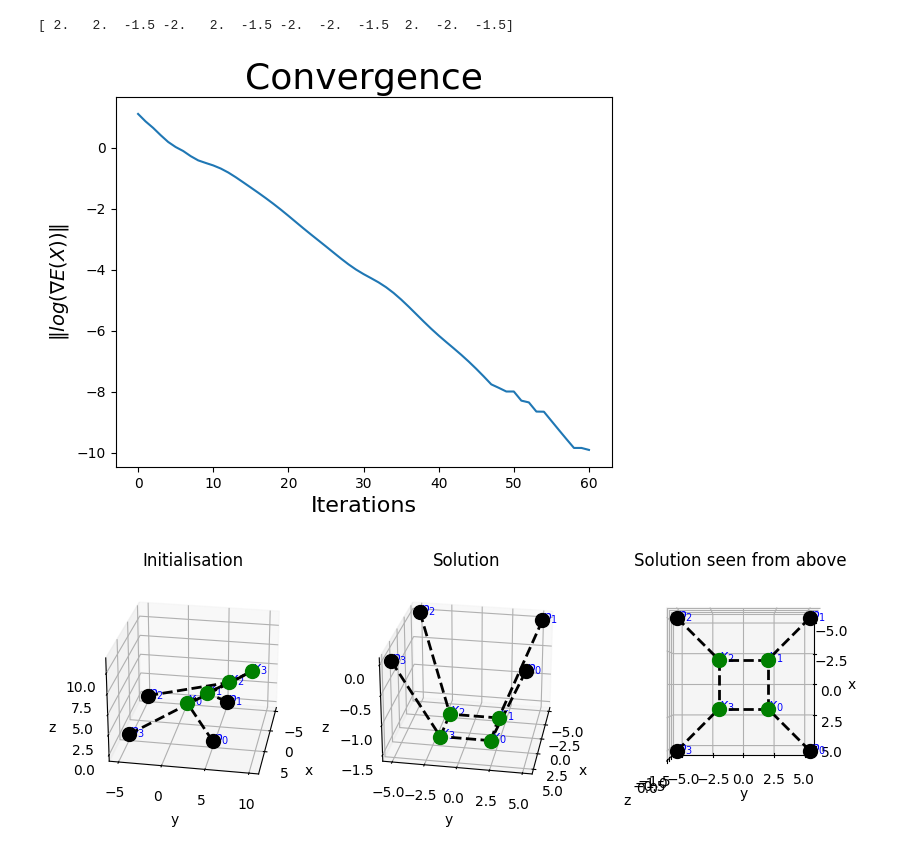
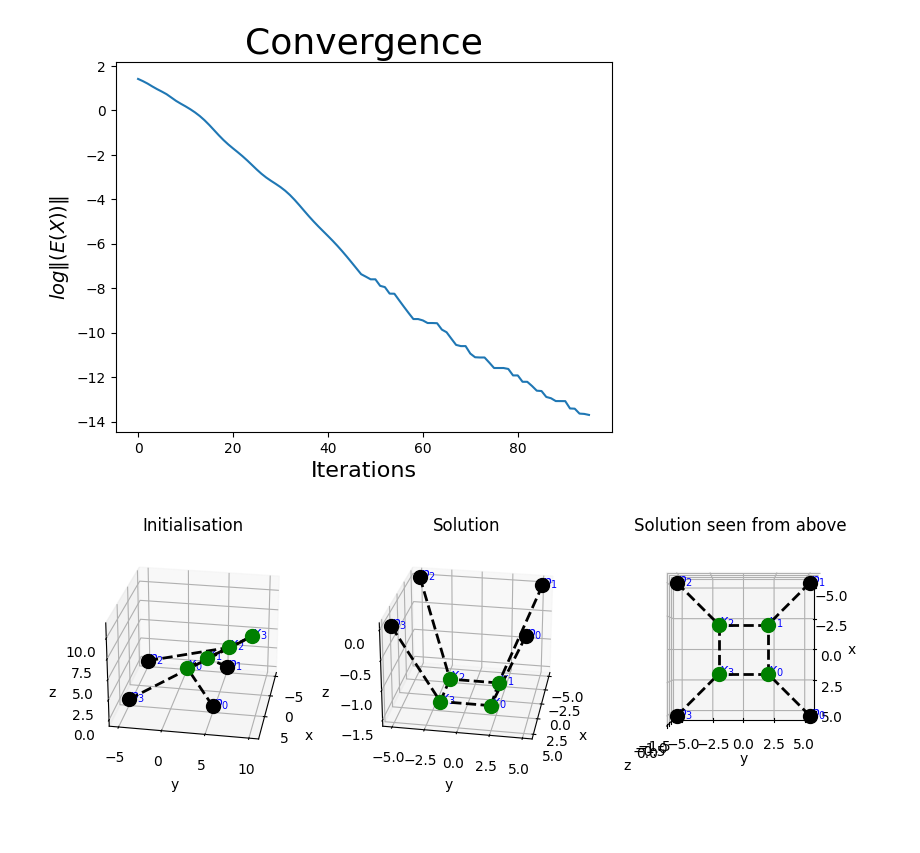
Before and after one commit to otkulseng/Opt1_Project, a Jupyter notebook: Kode/experiments.ipynb, the cells around one changed output. Cells and saved outputs as stored; diff of their text form; code cells hidden in the pictures.

```diff
--- a/Kode/experiments.ipynb
+++ b/Kode/experiments.ipynb
@@ -10,20 +6,28 @@ SAVE_TO_FILE = True
 # %%
-ts =  TEST.P25
-x0 = np.arange(3 * len(ts.free_weights))
-res, conv = bfgs(x0, ts.func, ts.grad, Niter=1000, convergence_plot=True)
-print(res)
-
 def conv_plot(y):
     plt.plot(np.log10(y))
     plt.title("Convergence",fontsize=26)
     plt.xlabel("Iterations",fontsize=16)
-    plt.ylabel(r"$ \Vert log (\nabla E(X)) \Vert $",fontsize=14)
-
-conv_plot(conv)
-
-if SAVE_TO_FILE:
-    plt.savefig("../Bilder/P25conv.pdf", bbox_inches='tight',pad_inches = 0) # Used in report.
+    plt.ylabel(r"$log \Vert E(X) \Vert $",fontsize=14)
-# %% [output]
-[ 2.   2.  -1.5 -2.   2.  -1.5 -2.  -2.  -1.5  2.  -2.  -1.5]
-[figure, removed]
+# %%
+def conv_plot(y):
+    plt.plot(np.log10(y))
+    plt.title("Convergence",fontsize=26)
+    plt.xlabel("Iterations",fontsize=16)
+    plt.ylabel(r"$log \Vert E(X) \Vert $",fontsize=14)
+ts =  TEST.P25
+
+sol = np.array([
+    [2, 2, -1.5],
+    [-2, 2, -1.5],
+    [-2, -2, -1.5],
+    [2, -2, -1.5]
+]).flatten()
+
+x0 = np.arange(3 * len(ts.free_weights))
+res, conv = bfgs(x0, ts.func, ts.grad, Niter=1000, convergence_sol=True, solution=sol)
+
+conv_plot(conv)
+# %% [output]
+[figure, added]
 # %%
```
Also changed, not shown: parts of 16 cells of this notebook, 20 other files.
